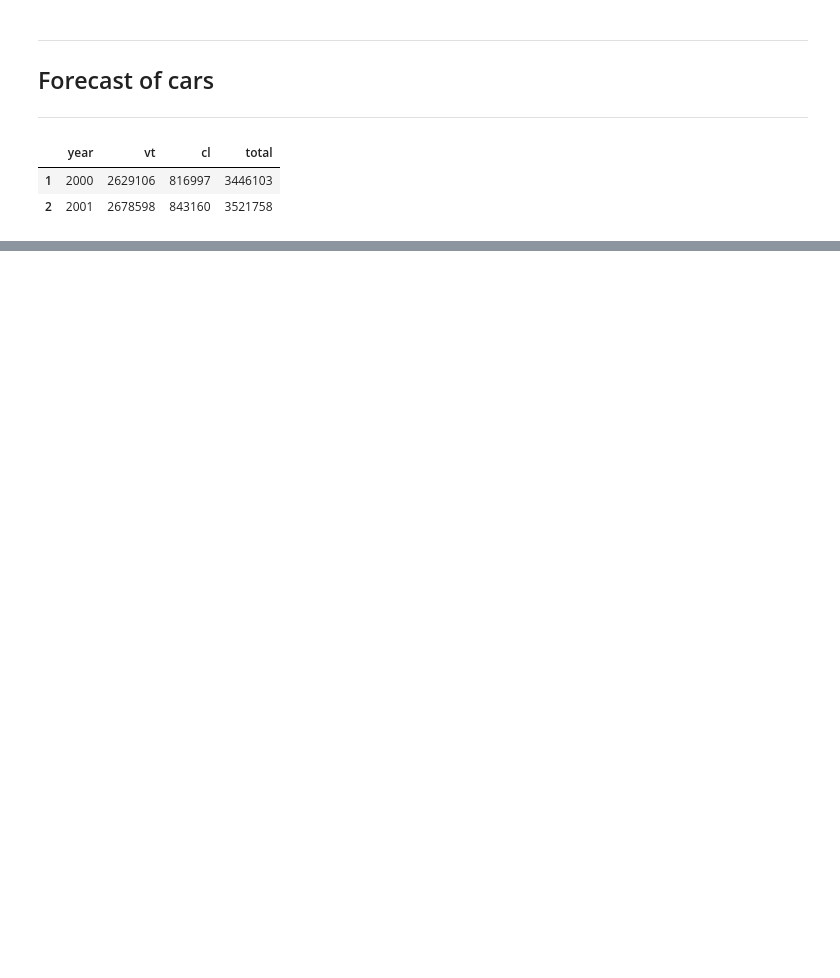
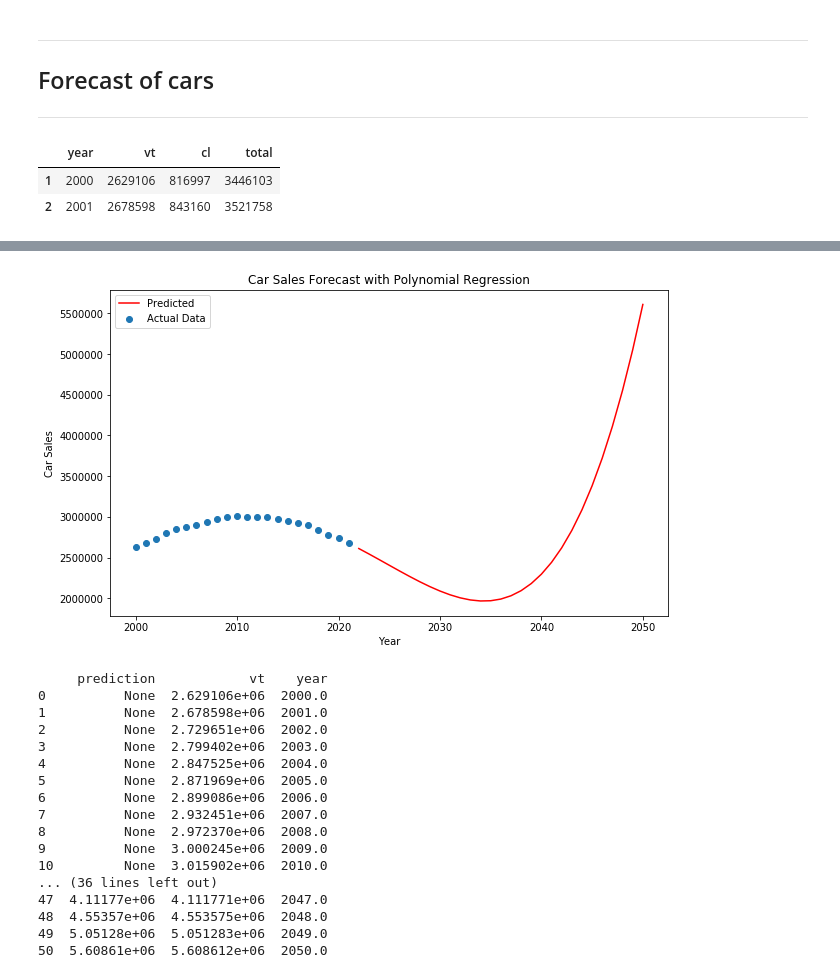
Before and after one commit to caseguin/car_stock_forecast, a Jupyter notebook: clean_saaq.ipynb, the cells around one changed output, grey strips where cells are left out. Saved outputs shown, nothing was run; the diff lists cells and outputs as text; code cells hidden in the pictures; blank space fills up the shorter version.

```diff
--- a/clean_saaq.ipynb
+++ b/clean_saaq.ipynb
@@ -310,0 +307,64 @@ plt.show()
+# %%
+import pandas as pd
+import numpy as np
+from sklearn.preprocessing import PolynomialFeatures
+from sklearn.linear_model import Ridge
+import matplotlib.pyplot as plt
+
+# Your existing code to create the predictions
+X = cars_ld['year'].values.reshape(-1, 1)
+y = cars_ld['vt'].values
+
+# Polynomial features and Ridge regression
+poly_features = PolynomialFeatures(degree=7)  # You can adjust the degree
+X_poly = poly_features.fit_transform(X)
+ridge_model = Ridge(alpha=1.0)  # You can adjust the alpha (regularization strength)
+ridge_model.fit(X_poly, y)
+
+# Create a range of years for prediction
+years_to_predict = np.arange(2022, 2051).reshape(-1, 1)
+X_to_predict = poly_features.transform(years_to_predict)
+predictions = ridge_model.predict(X_to_predict)
+
+# Ensure predictions are non-negative
+predictions = np.maximum(predictions, 0)
+
+# Create a DataFrame with original values and predictions
+data = {'year': np.concatenate((cars_ld['year'], years_to_predict.flatten())),
+        'vt': np.concatenate((y, predictions)),  # Update 'vt' with non-negative predictions
+        'prediction': np.concatenate(([None] * len(cars_ld['year']), predictions))
+}
+
+predictions_df = pd.DataFrame(data)
+
+# Visualization
+plt.figure(figsize=(10, 6))
+plt.scatter(cars_ld['year'], cars_ld['vt'], label='Actual Data')
+plt.plot(predictions_df['year'], predictions_df['prediction'], color='red', label='Predicted')
+plt.xlabel('Year')
+plt.ylabel('Car Sales')
+plt.title('Car Sales Forecast with Polynomial Regression')
+plt.legend()
+plt.show()
+
+# Print the DataFrame with original values and predictions
+print(predictions_df)
+# %% [output]
+[figure, added]
+     prediction            vt    year
+0          None  2.629106e+06  2000.0
+1          None  2.678598e+06  2001.0
+2          None  2.729651e+06  2002.0
+3          None  2.799402e+06  2003.0
+4          None  2.847525e+06  2004.0
+5          None  2.871969e+06  2005.0
+6          None  2.899086e+06  2006.0
+7          None  2.932451e+06  2007.0
+8          None  2.972370e+06  2008.0
+9          None  3.000245e+06  2009.0
+10         None  3.015902e+06  2010.0
+... (36 lines left out)
+47  4.11177e+06  4.111771e+06  2047.0
+48  4.55357e+06  4.553575e+06  2048.0
+49  5.05128e+06  5.051283e+06  2049.0
+50  5.60861e+06  5.608612e+06  2050.0
```
Also changed, not shown: parts of 12 cells of this notebook.
